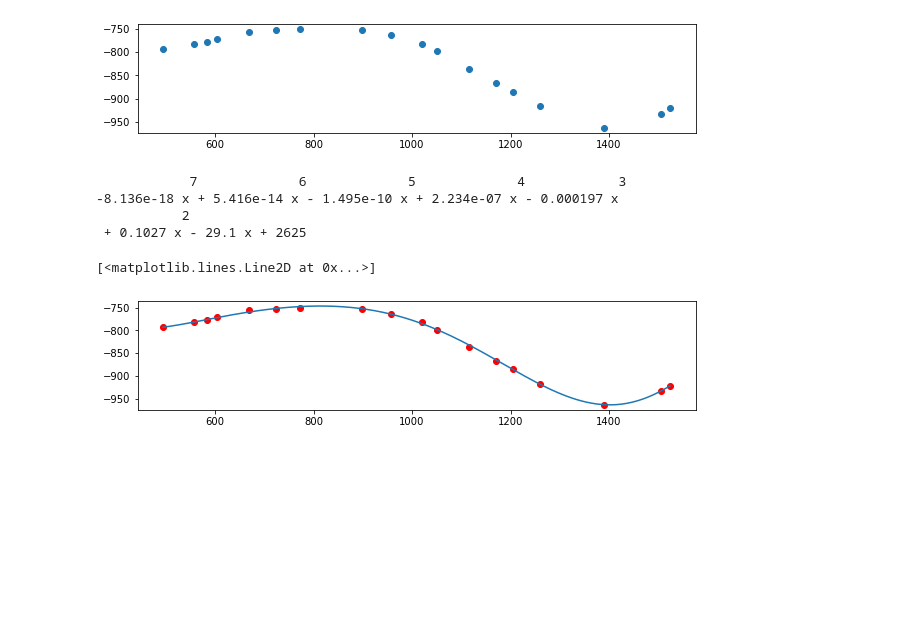
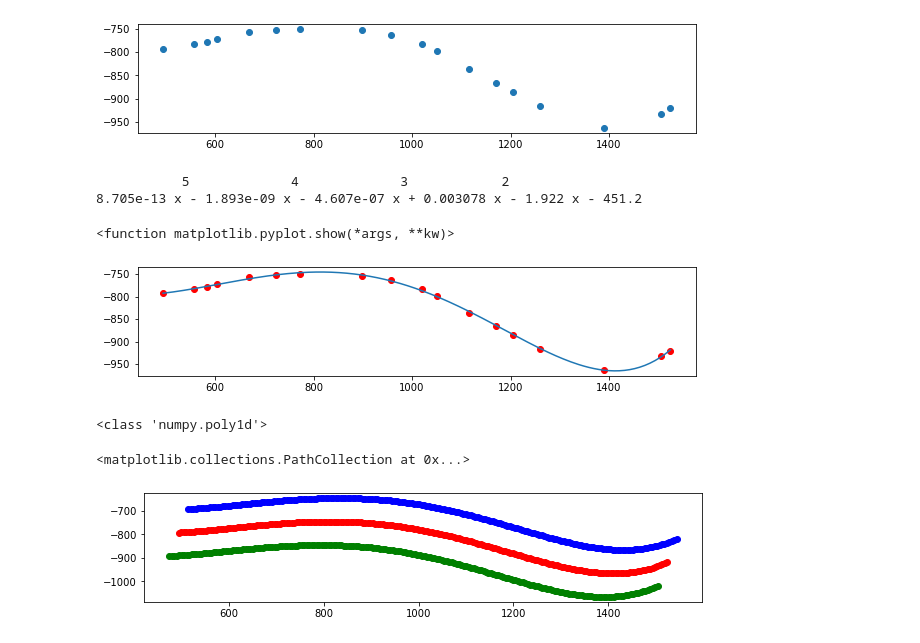
Before and after one commit to sefasenlik/TrafficSim, a Jupyter notebook: Curve Precision.ipynb, the cells around one changed output. Cells and saved outputs as stored; diff of their text form; code cells hidden in the pictures; blank space fills up the shorter version.

```diff
--- a/Curve Precision.ipynb
+++ b/Curve Precision.ipynb
@@ -15,18 +15,29 @@ plt.show
 # %%
 import numpy as np
 
-mymodel = np.poly1d(np.polyfit(x, y, 7))
+mymodel = np.poly1d(np.polyfit(x, y, 5))
 print(mymodel)
 # %% [output]
-            7             6             5             4            3
--8.136e-18 x + 5.416e-14 x - 1.495e-10 x + 2.234e-07 x - 0.000197 x
-           2
- + 0.1027 x - 29.1 x + 2625
+           5             4             3            2
+8.705e-13 x - 1.893e-09 x - 4.607e-07 x + 0.003078 x - 1.922 x - 451.2
 # %%
 x_populated = np.linspace(x[0], x[-1], 200)
 plt.figure(figsize=(10,2))
 plt.scatter(x,y, color="red")
 plt.plot(x_populated, mymodel(x_populated))
+plt.show
 # %% [output]
-[<matplotlib.lines.Line2D at 0x...>]
+<function matplotlib.pyplot.show(*args, **kw)>
 [figure]
+# %%
+print(type(mymodel))
+# %% [output]
+<class 'numpy.poly1d'>
+# %%
+plt.figure(figsize=(10,2))
+plt.scatter(x_populated, mymodel(x_populated), c='red')
+plt.scatter(x_populated+20, mymodel(x_populated)+100, c='blue')
+plt.scatter(x_populated-20, mymodel(x_populated)-100, c='green')
+# %% [output]
+<matplotlib.collections.PathCollection at 0x...>
+[figure, added]
```
Also changed, not shown: parts of 2 cells of this notebook.
